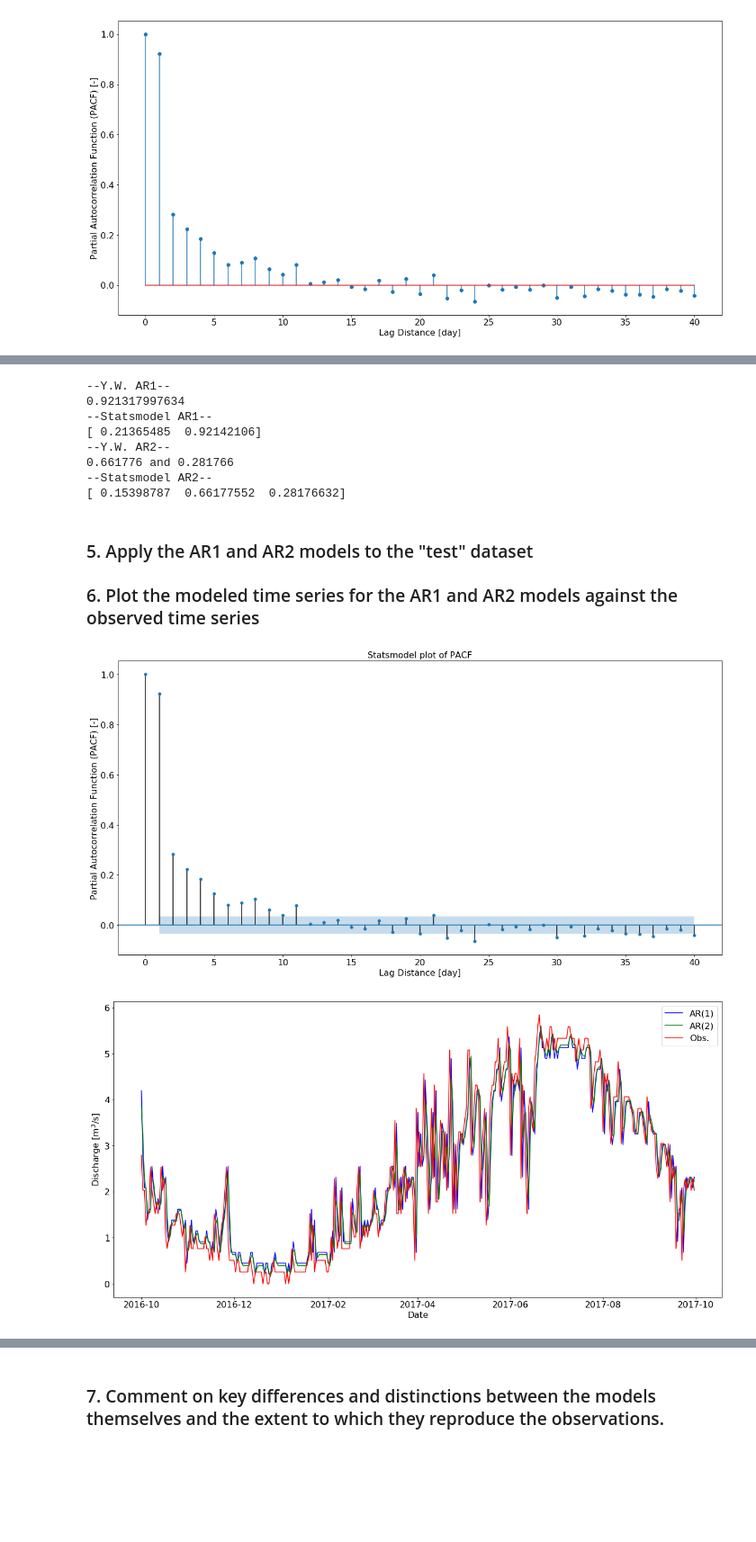
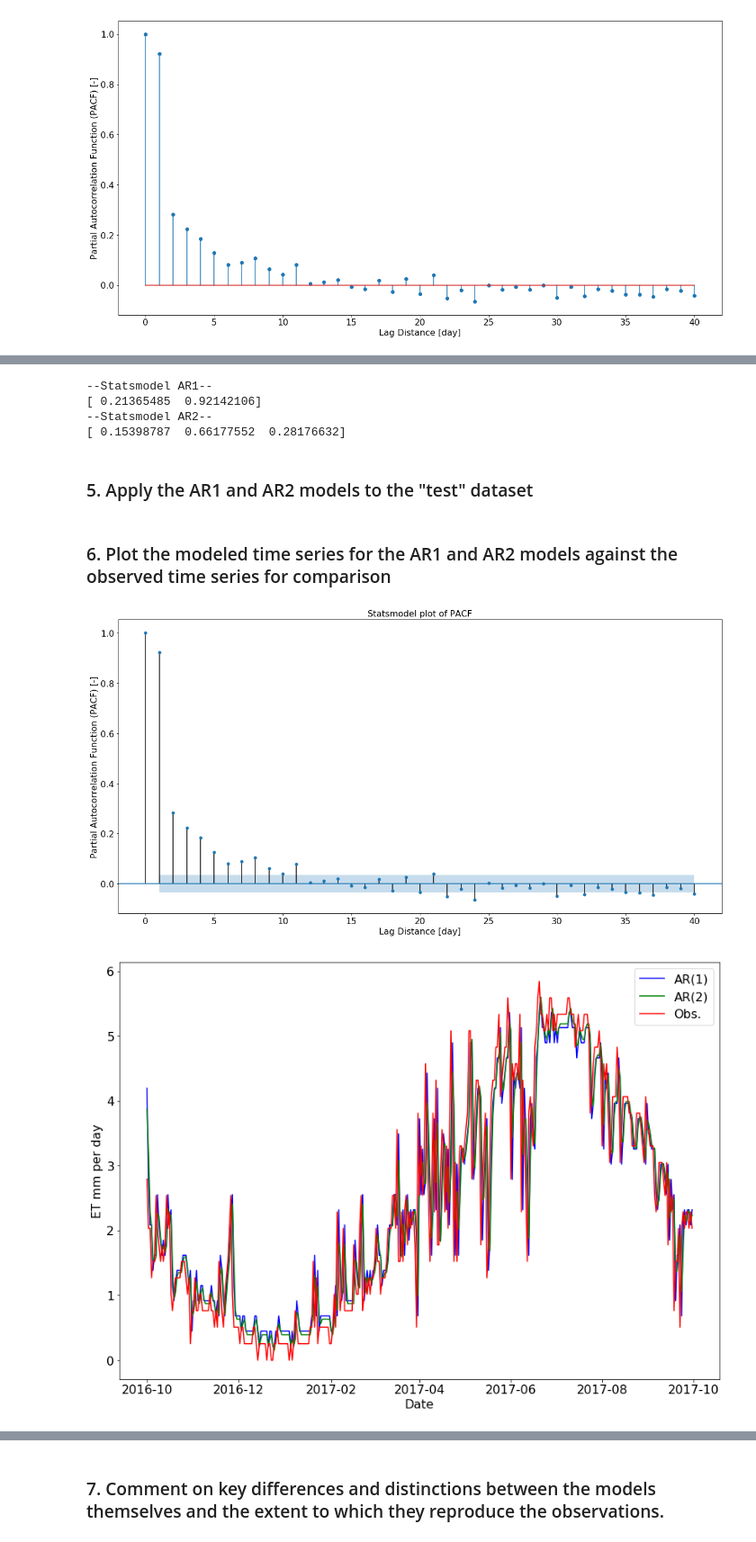
Before and after one commit to curtiscrandall/GEOS_518, a Jupyter notebook: Assignments/Assignment_2.ipynb, the cells around one changed output, grey strips where cells are left out. Shown at 90% size. Cells and saved outputs as stored; diff of their text form; code cells hidden in the pictures; blank space fills up the shorter version.

```diff
--- a/Assignments/Assignment_2.ipynb
+++ b/Assignments/Assignment_2.ipynb
@@ -152,20 +147,6 @@ AR1_phi1 = ET_AR1_model.params[1]
 # Y.W. AR1 Equation
 EThatAR1 = AR1_mu + AR1_phi1*ETttm1
 
-
-# Estimate the parameters of the AR(2) model using the autocorrelation coefficients (Rho 1 and 2) for lag 1 and 2
-# This for loop calculates the autocorrelation coeffecient for lag = 0-40 of the training data
-Nk = 40
-K  = np.arange(0,Nk,1)
-Rk = np.zeros((Nk,1))
-for k in K:
-    ETt   = ETtrain[k:-1]
-    ETtmk = ETtrain[0:-(1+k)]
-    R = np.corrcoef(ETtmk,ETt)
-    Rk[k] = R[1,0]
-AR2_phi1 = (1-(((Rk[1]**2)-Rk[2])/((Rk[1]**2)-1))*Rk[1])
-AR2_phi2 = (((Rk[1]**2)-Rk[2])/((Rk[1]**2)-1))
-
 # Y.W. AR2 Equation variables
 AR2_mu   = ET_AR2_model.params[0]
 AR2_phi1 = ET_AR2_model.params[1]
@@ -174,50 +155,43 @@ AR2_phi2 = ET_AR2_model.params[2]
 EThatAR2 = AR2_mu + AR2_phi1*ETttm1 + AR2_phi2*ETttm2
 
 # print comparisons
-print('--Y.W. AR1--')
-print(Rac[1,0])
 print('--Statsmodel AR1--')
 print(ET_AR1_model.params)
-print('--Y.W. AR2--')
-print('%.6f and %.6f'%(AR2_phi1,AR2_phi2))
 print('--Statsmodel AR2--')
 print(ET_AR2_model.params)
 # %% [output]
---Y.W. AR1--
-0.921317997634
 --Statsmodel AR1--
 [ 0.21365485  0.92142106]
---Y.W. AR2--
-0.661776 and 0.281766
 --Statsmodel AR2--
 [ 0.15398787  0.66177552  0.28176632]
+# %% [markdown]
+### 5. Apply the AR1 and AR2 models to the "test" dataset
 # %% [markdown]
-### 5. Apply the AR1 and AR2 models to the "test" dataset
-### 6. Plot the modeled time series for the AR1 and AR2 models against the observed time series
+### 6. Plot the modeled time series for the AR1 and AR2 models against the observed time series for comparison
 # %%
-plt.figure(figsize=(20,10))
+plt.figure(figsize=(14,10))
 
 plt.plot(DatesTest,EThatAR1,'b-')
 plt.plot(DatesTest,EThatAR2,'g-')
 plt.plot(DatesTest,ETtest,'r-')
 plt.ylabel('ET mm per day',fontsize=16)
 plt.xlabel('Date',fontsize=16)
 plt.legend(('AR(1)','AR(2)','Obs.'),fontsize=16)
 ax = plt.gca()
 ax.tick_params('both',labelsize=16)
 plt.show()
 
-plt.figure(figsize=(20,10))
+plt.figure(figsize=(14,10))
 plt.plot(DatesTest,EThatAR1,'b-')
 plt.plot(DatesTest,EThatAR2,'g-')
 plt.plot(DatesTest,ETtest,'r-')
 plt.xlim([DatesTest[250],DatesTest[300]])
 plt.ylabel('ET mm per day',fontsize=16)
 plt.xlabel('Date',fontsize=16)
 plt.legend(('AR(1)','AR(2)','Obs.'),fontsize=16)
 ax = plt.gca()
 ax.tick_params('both',labelsize=16)
 plt.show()
 # %% [output]
 [figure]
-[figure, old version]
+[figure, new version]
```
Also changed, not shown: parts of 8 cells of this notebook.
